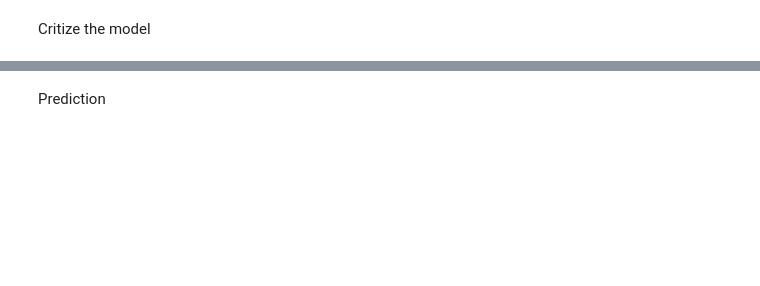
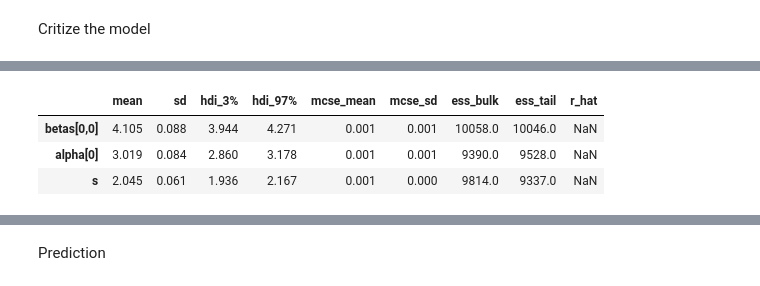
Before and after one commit to ElectronicsArchiver/tewa1_cogpsy_python, a Jupyter notebook: final_project_dataset_2.ipynb, the cells around one changed output, grey strips where cells are left out. Cells and saved outputs as stored; diff of their text form; code cells hidden in the pictures; blank space fills up the shorter version.

```diff
--- a/final_project_dataset_2.ipynb
+++ b/final_project_dataset_2.ipynb
@@ -419,4 +422,5 @@ pm.forestplot(model.trace, varnames=["betas", "alpha", "s"]);
 # %% [markdown]
 Critize the model
 # %%
-pm.summary(model.trace, varnames=["betas", "alpha", "s"])
+pm.summary(model.trace, var_names=["betas", "alpha", "s"])
+# %% [output]
@@ -423 +428,5 @@ pm.summary(model.trace, varnames=["betas", "alpha", "s"])
+|  | mean | sd | hdi_3% | hdi_97% | mcse_mean | mcse_sd | ess_bulk | ess_tail | r_hat |
+| betas[0,0] | 4.105 | 0.088 | 3.944 | 4.271 | 0.001 | 0.001 | 10058.0 | 10046.0 | NaN |
+| alpha[0] | 3.019 | 0.084 | 2.860 | 3.178 | 0.001 | 0.001 | 9390.0 | 9528.0 | NaN |
+| s | 2.045 | 0.061 | 1.936 | 2.167 | 0.001 | 0.000 | 9814.0 | 9337.0 | NaN |
 # %%
```
Also changed, not shown: parts of 10 cells of this notebook.
